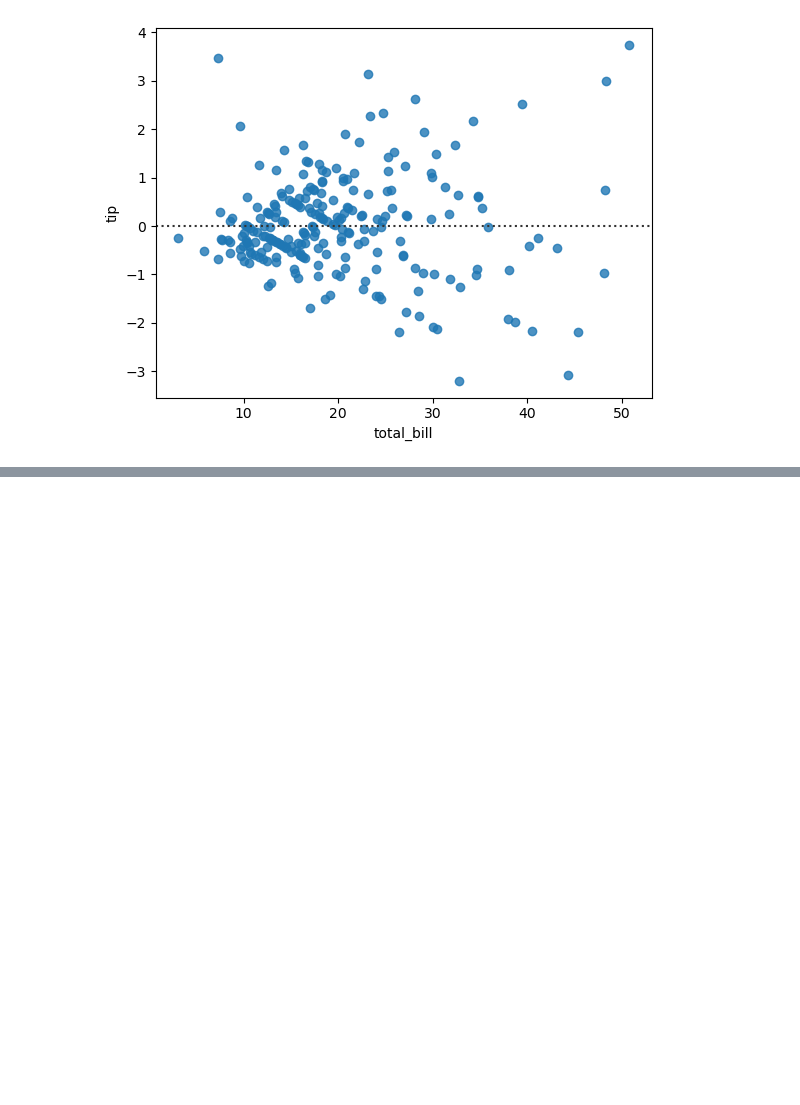
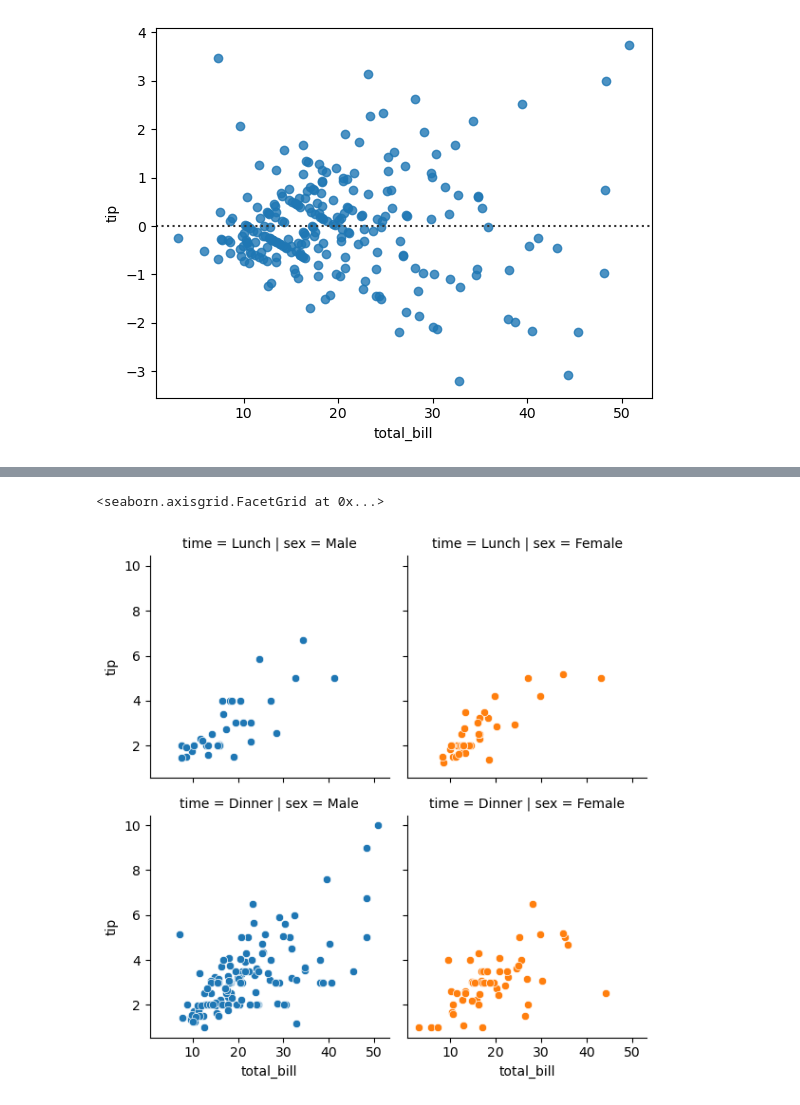
Before and after one commit to prabal-k/Python-Pandas-numpy-matplotlib-, a Jupyter notebook: Programs/Seaborn .ipynb, the cells around one changed output, grey strips where cells are left out. Cells and saved outputs as stored; diff of their text form; code cells hidden in the pictures; blank space fills up the shorter version.

```diff
--- a/Programs/Seaborn .ipynb
+++ b/Programs/Seaborn .ipynb
@@ -864,0 +893,7 @@ sns.residplot(data=tips,x='total_bill',y='tip')
+# %%
+#Another Example using Facet grid
+g=sns.FacetGrid(data=tips,col='sex',row='time',hue='sex')
+g.map(sns.scatterplot,"total_bill","tip")
+# %% [output]
+<seaborn.axisgrid.FacetGrid at 0x...>
+[figure, added]
```
Also changed, not shown: parts of 16 cells of this notebook.
